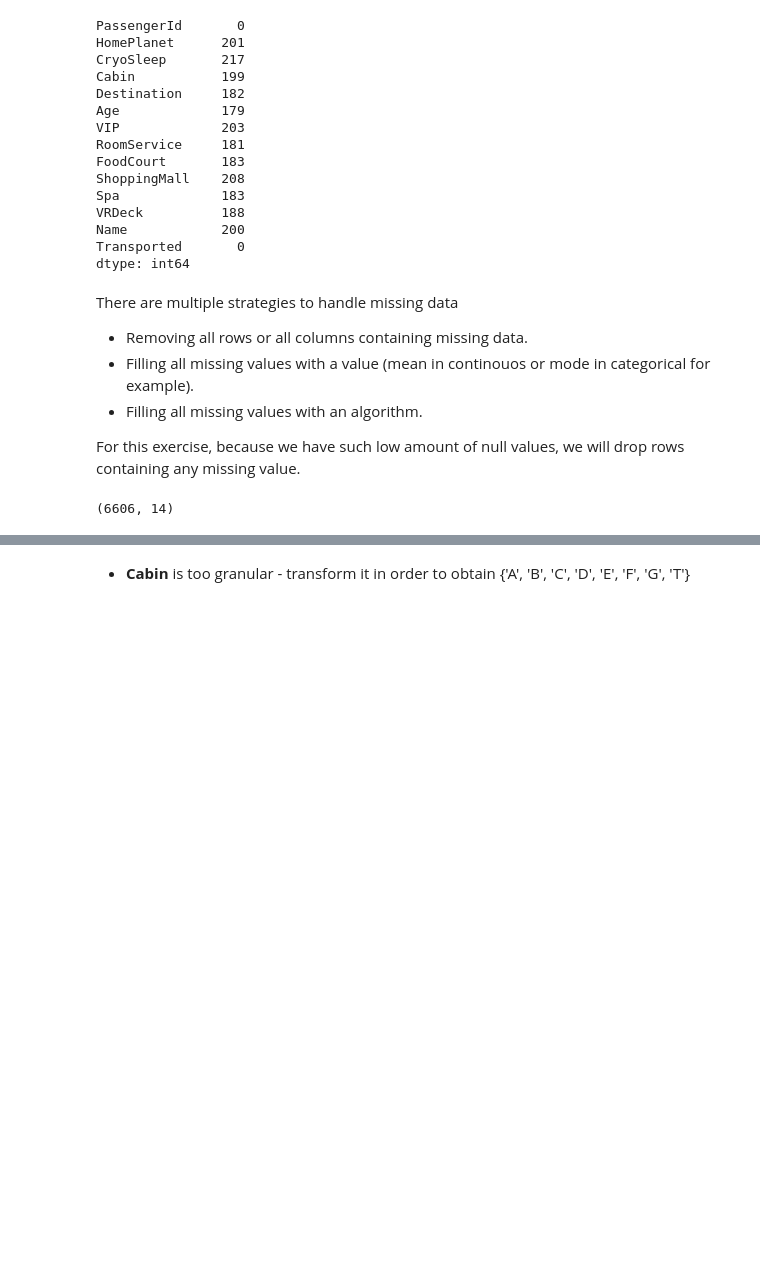
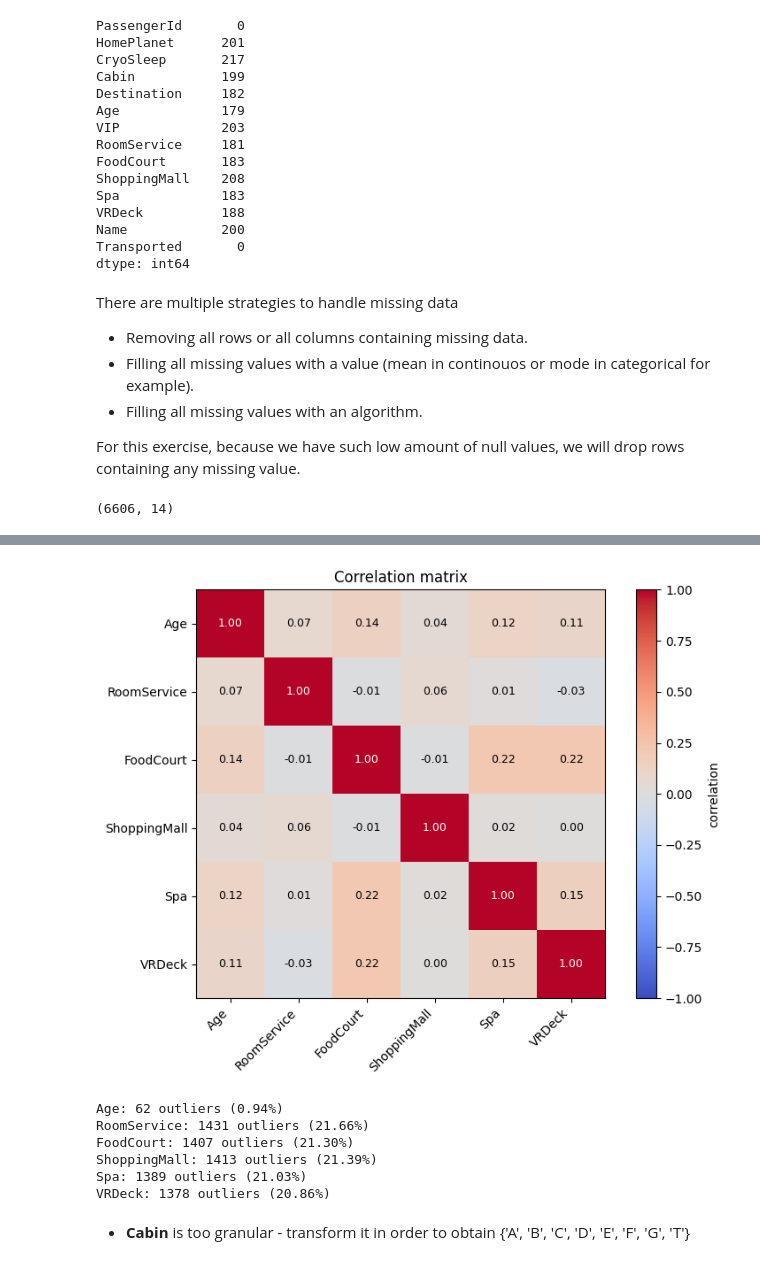
Before and after one commit to Kanak2208/lab-feature-engineering, a Jupyter notebook: lab-feature_eng.ipynb, the cells around one changed output, grey strips where cells are left out. Cells and saved outputs as stored; diff of their text form; code cells hidden in the pictures; blank space fills up the shorter version.

```diff
--- a/lab-feature_eng.ipynb
+++ b/lab-feature_eng.ipynb
@@ -103,3 +169,44 @@ spaceship.shape
+# %%
+# Correlation matrix (numerical features)
+corr = spaceship[num_cols].corr()
+fig, ax = plt.subplots(figsize=(8, 6))
+im = ax.imshow(corr, cmap="coolwarm", vmin=-1, vmax=1)
+plt.colorbar(im, ax=ax, label="correlation")
+ax.set_xticks(range(len(num_cols)))
+ax.set_yticks(range(len(num_cols)))
+ax.set_xticklabels(num_cols, rotation=45, ha="right")
+ax.set_yticklabels(num_cols)
+ax.set_title("Correlation matrix")
+
+for i in range(len(num_cols)):
+    for j in range(len(num_cols)):
+        value = corr.iloc[i, j]
+        color = "white" if abs(value) > 0.5 else "black"
+        ax.text(j, i, f"{value:.2f}", ha="center", va="center", color=color, fontsize=9)
+
+plt.tight_layout()
+plt.show()
+# %% [output]
+[figure, added]
+# %%
+# Outliers via IQR rule (values beyond 1.5 * IQR from Q1/Q3)
+def iqr_outliers(series):
+    q1, q3 = series.quantile(0.25), series.quantile(0.75)
+    iqr = q3 - q1
+    lower, upper = q1 - 1.5 * iqr, q3 + 1.5 * iqr
+    return series[(series < lower) | (series > upper)]
+
+for col in num_cols:
+    outliers = iqr_outliers(spaceship[col])
+    pct = 100 * len(outliers) / len(spaceship)
+    print(f"{col}: {len(outliers)} outliers ({pct:.2f}%)")
+# %% [output]
+Age: 62 outliers (0.94%)
+RoomService: 1431 outliers (21.66%)
+FoodCourt: 1407 outliers (21.30%)
+ShoppingMall: 1413 outliers (21.39%)
+Spa: 1389 outliers (21.03%)
+VRDeck: 1378 outliers (20.86%)
 # %% [markdown]
 - **Cabin** is too granular - transform it in order to obtain {'A', 'B', 'C', 'D', 'E', 'F', 'G', 'T'}
 # %%
```
Also changed, not shown: parts of 6 cells of this notebook.
